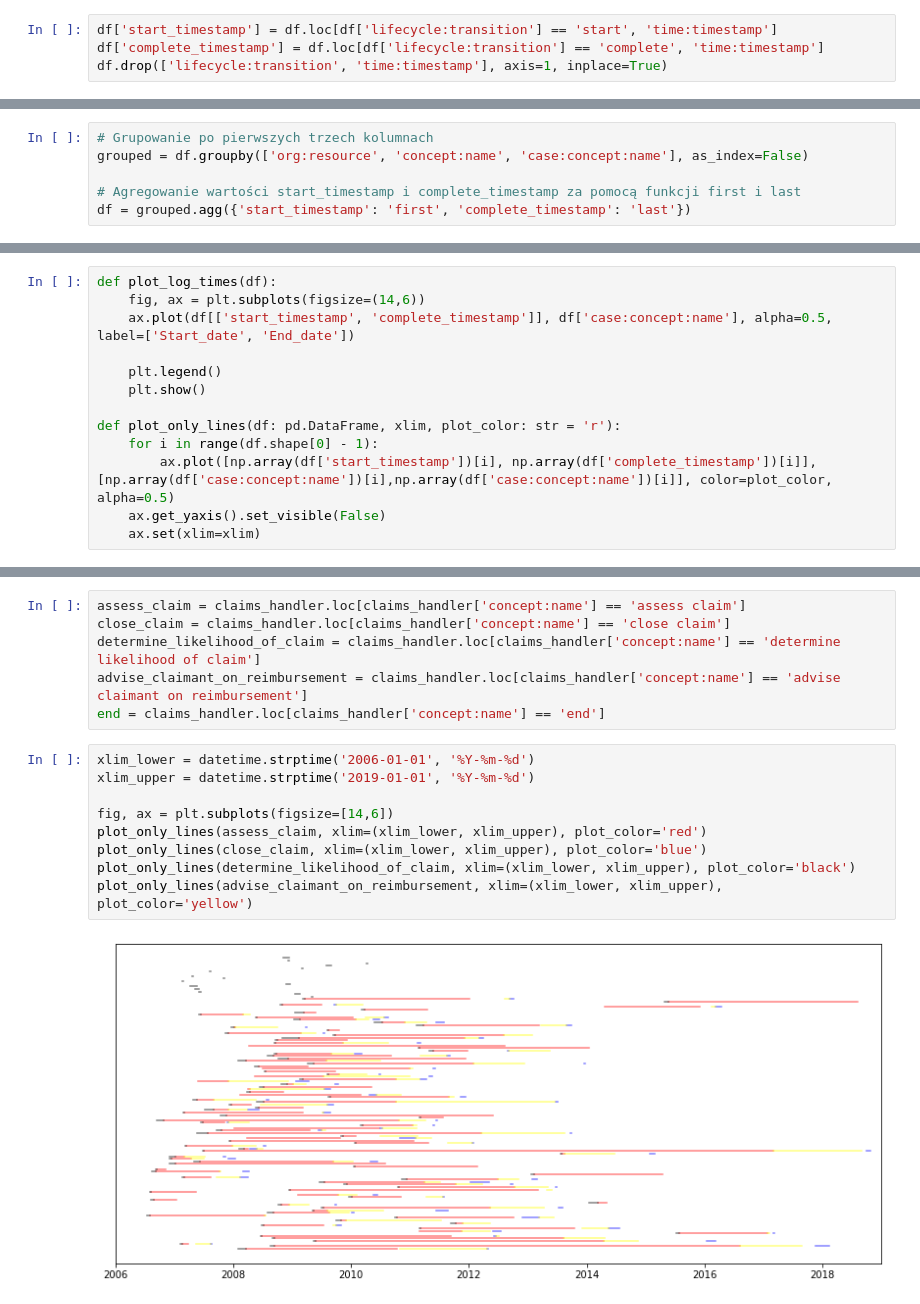
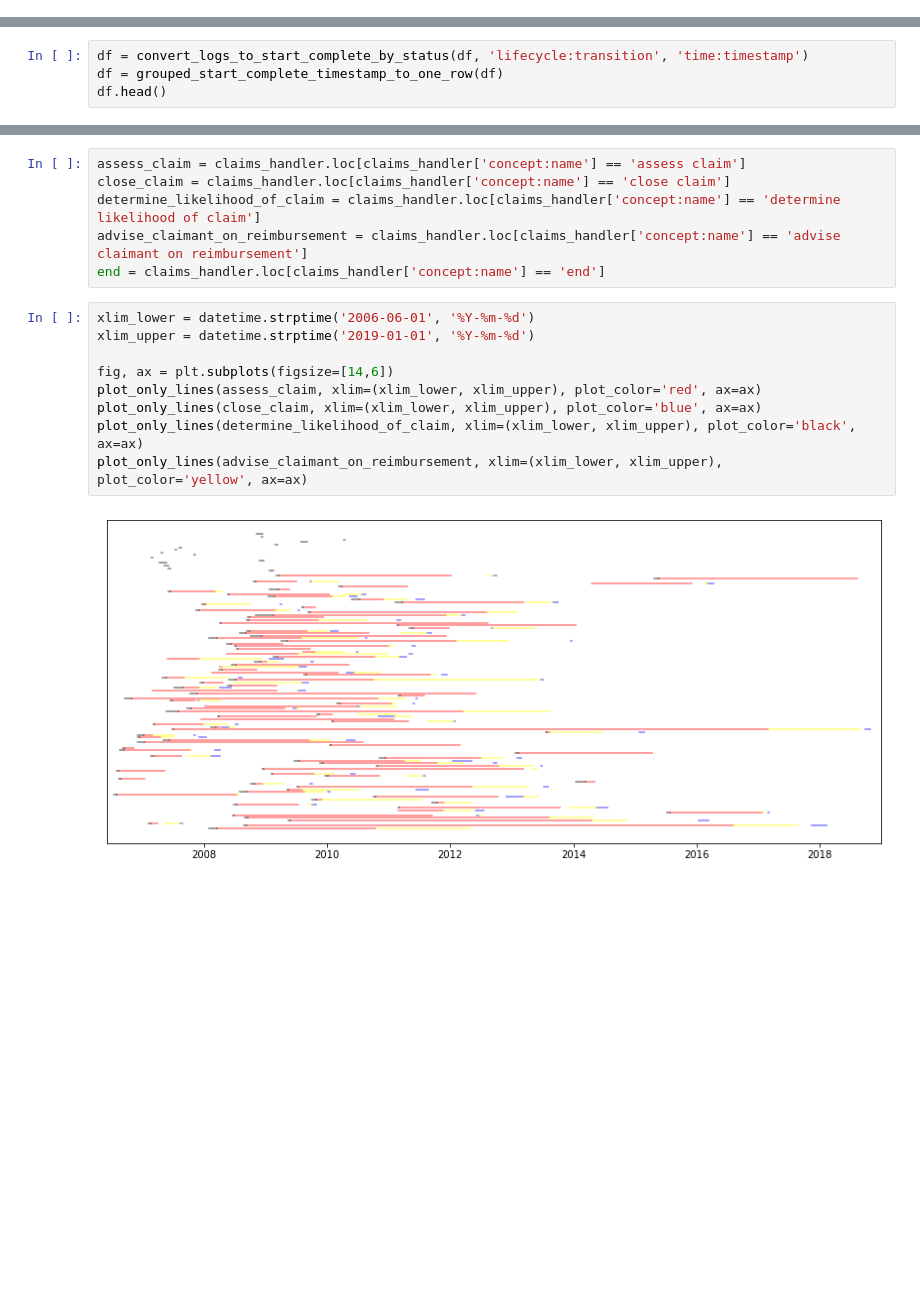
Before and after one commit to Sroka-Bartosz/Allen-fuzzy-logs-relation-analysis, a Jupyter notebook: logs_analysis.ipynb, the cells around one changed output, grey strips where cells are left out. Drawn from its saved outputs; the diff is of its cells as text; blank space fills up the shorter version.

Commit message:
Reformat code, and analysis more cases

```diff
--- a/logs_analysis.ipynb
+++ b/logs_analysis.ipynb
@@ -44,7 +134,3 @@ start       821
 Name: lifecycle:transition, dtype: int64
 # %% [markdown]
 ### Zamiana logów na format zawierający star_timestamp oraz complete_timestamp
-# %%
-df['start_timestamp'] = df.loc[df['lifecycle:transition'] == 'start', 'time:timestamp']
-df['complete_timestamp'] = df.loc[df['lifecycle:transition'] == 'complete', 'time:timestamp']
-df.drop(['lifecycle:transition', 'time:timestamp'], axis=1, inplace=True)
@@ -60,6 +136,0 @@ df.head()
-# %%
-# Grupowanie po pierwszych trzech kolumnach
-grouped = df.groupby(['org:resource', 'concept:name', 'case:concept:name'], as_index=False)
-
-# Agregowanie wartości start_timestamp i complete_timestamp za pomocą funkcji first i last
-df = grouped.agg({'start_timestamp': 'first', 'complete_timestamp': 'last'})
@@ -74,0 +137,4 @@ df.head()
+# %%
+df = convert_logs_to_start_complete_by_status(df, 'lifecycle:transition', 'time:timestamp')
+df = grouped_start_complete_timestamp_to_one_row(df)
+df.head()
@@ -81,16 +152,3 @@ array(['Call Centre Agent', 'Claims handler'], dtype=object)
-# %%
-def plot_log_times(df):
-    fig, ax = plt.subplots(figsize=(14,6))
-    ax.plot(df[['start_timestamp', 'complete_timestamp']], df['case:concept:name'], alpha=0.5, label=['Start_date', 'End_date'])
-
-    plt.legend()
-    plt.show()
-
-def plot_only_lines(df: pd.DataFrame, xlim, plot_color: str = 'r'):
-    for i in range(df.shape[0] - 1):
-        ax.plot([np.array(df['start_timestamp'])[i], np.array(df['complete_timestamp'])[i]], [np.array(df['case:concept:name'])[i],np.array(df['case:concept:name'])[i]], color=plot_color, alpha=0.5)
-    ax.get_yaxis().set_visible(False)
-    ax.set(xlim=xlim)
 # %% [markdown]
 # Analiza położenia zadań:
 # %% [markdown]
@@ -128,13 +209,13 @@ determine_likelihood_of_claim = claims_handler.loc[claims_handler['concept:name'
 advise_claimant_on_reimbursement = claims_handler.loc[claims_handler['concept:name'] == 'advise claimant on reimbursement']
 end = claims_handler.loc[claims_handler['concept:name'] == 'end']
 # %%
-xlim_lower = datetime.strptime('2006-01-01', '%Y-%m-%d')
+xlim_lower = datetime.strptime('2006-06-01', '%Y-%m-%d')
 xlim_upper = datetime.strptime('2019-01-01', '%Y-%m-%d')
 
 fig, ax = plt.subplots(figsize=[14,6])
-plot_only_lines(assess_claim, xlim=(xlim_lower, xlim_upper), plot_color='red')
-plot_only_lines(close_claim, xlim=(xlim_lower, xlim_upper), plot_color='blue')
-plot_only_lines(determine_likelihood_of_claim, xlim=(xlim_lower, xlim_upper), plot_color='black')
-plot_only_lines(advise_claimant_on_reimbursement, xlim=(xlim_lower, xlim_upper), plot_color='yellow')
+plot_only_lines(assess_claim, xlim=(xlim_lower, xlim_upper), plot_color='red', ax=ax)
+plot_only_lines(close_claim, xlim=(xlim_lower, xlim_upper), plot_color='blue', ax=ax)
+plot_only_lines(determine_likelihood_of_claim, xlim=(xlim_lower, xlim_upper), plot_color='black', ax=ax)
+plot_only_lines(advise_claimant_on_reimbursement, xlim=(xlim_lower, xlim_upper), plot_color='yellow', ax=ax)
 # %% [output]
-[figure, old version]
+[figure, new version]
```
Also changed, not shown: parts of 36 cells of this notebook.
